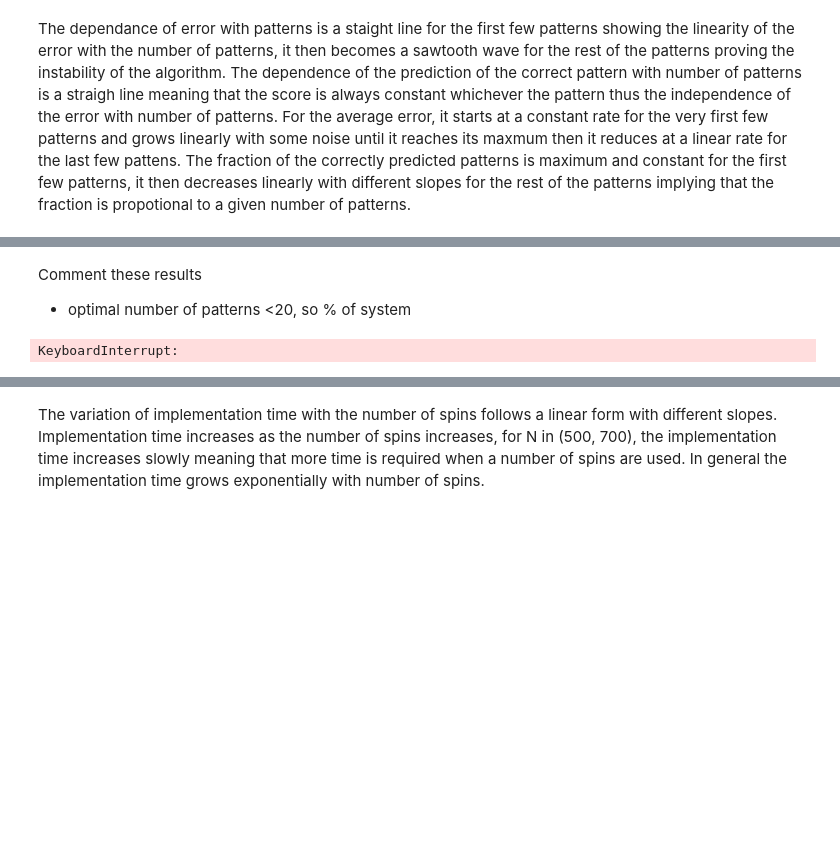
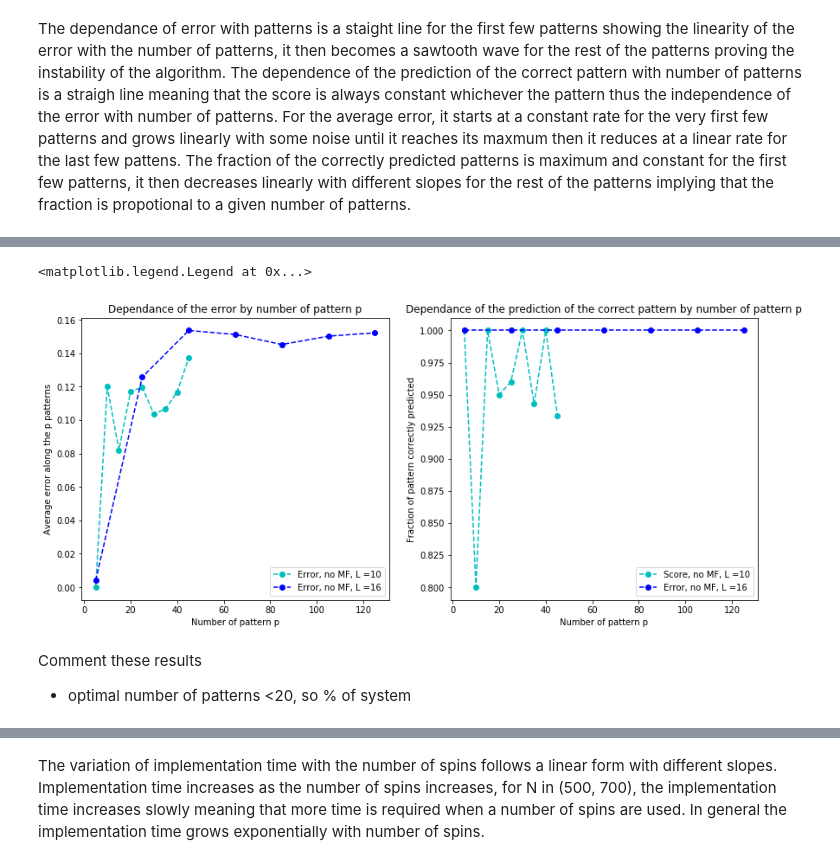
Before and after one commit to mballarin97/Hopfield-project, a Jupyter notebook: Deterministic stability.ipynb, the cells around one changed output, grey strips where cells are left out. Cells and saved outputs as stored; diff of their text form; code cells hidden in the pictures; blank space fills up the shorter version.

```diff
--- a/Deterministic stability.ipynb
+++ b/Deterministic stability.ipynb
@@ -240,34 +241,37 @@ axp[1].legend()
+# %%
+L = 10
+N = L**2
+P_10 = np.arange(5,N/2,5)
+scores_10 = []
+errors_10 = []
+
+MF = 0
+for p in P_10:
+    p = int(p)
+    xi = random_patterns(N,p)
+    if MF: J = MF_coupling(xi,N)
+    else: J = R_coupling(xi,N,R)
+    err, pred = total_error(xi,30)
+    scores_10.append( pred )
+    errors_10.append(err)
+# %%
+figp, axp = plt.subplots(1,2, figsize=(14,6))
+axp[0].set_title('Dependance of the error by number of pattern p')
+axp[0].set_xlabel('Number of pattern p')
+axp[0].set_ylabel('Average error along the p patterns')
+axp[0].plot(P_10,errors_10,  '--co', label='Error, no MF, L =10')
+axp[0].plot(P,errors_16[0],  '--bo', label='Error, no MF, L =16')
+axp[0].legend()
+
+axp[1].set_title('Dependance of the prediction of the correct pattern by number of pattern p')
+axp[1].set_xlabel('Number of pattern p')
+axp[1].set_ylabel('Fraction of pattern correctly predicted')
+axp[1].plot(P_10,scores_10, '--co', label='Score, no MF, L =10')
+axp[1].plot(P,scores_16[0],  '--bo', label='Error, no MF, L =16')
+axp[1].legend()
+# %% [output]
+<matplotlib.legend.Legend at 0x...>
+[figure, added]
 # %% [markdown]
 Comment these results
 - optimal number of patterns <20, so % of system
-# %%
-# We now look at the scaling with regards to the parameters
-L = np.arange(10,60,10)
-N = L**2
-
-P = []
-scores = []
-errors = []
-MF = 0
-
-for n in N:
-    supp = np.arange(5,n/2,20)
-    P.append(supp)
-    temp_e = []
-    temp_s= []
-    for p in supp:
-        p = int(p)
-        xi = random_patterns(n,p)
-        J = 1/n * np.array( [ (xi[:,i]*xi[:,j]).sum() for i in range(n) for j in range(n) ] )
-        J = J.reshape(n,n)
-        for k in range(len(J)):
-            J[k,k] = 0
-       # if MF: J = MF_coupling(xi,n)
-       # else: J = R_coupling(xi,n,R)
-        err, pred = total_error(xi,30)
-        temp_s.append(pred)
-        temp_e.append(err)
-    scores.append(temp_s)
-    errors.append(temp_e)
-# %% [output]
-KeyboardInterrupt:
```
Also changed, not shown: parts of 9 cells of this notebook.
